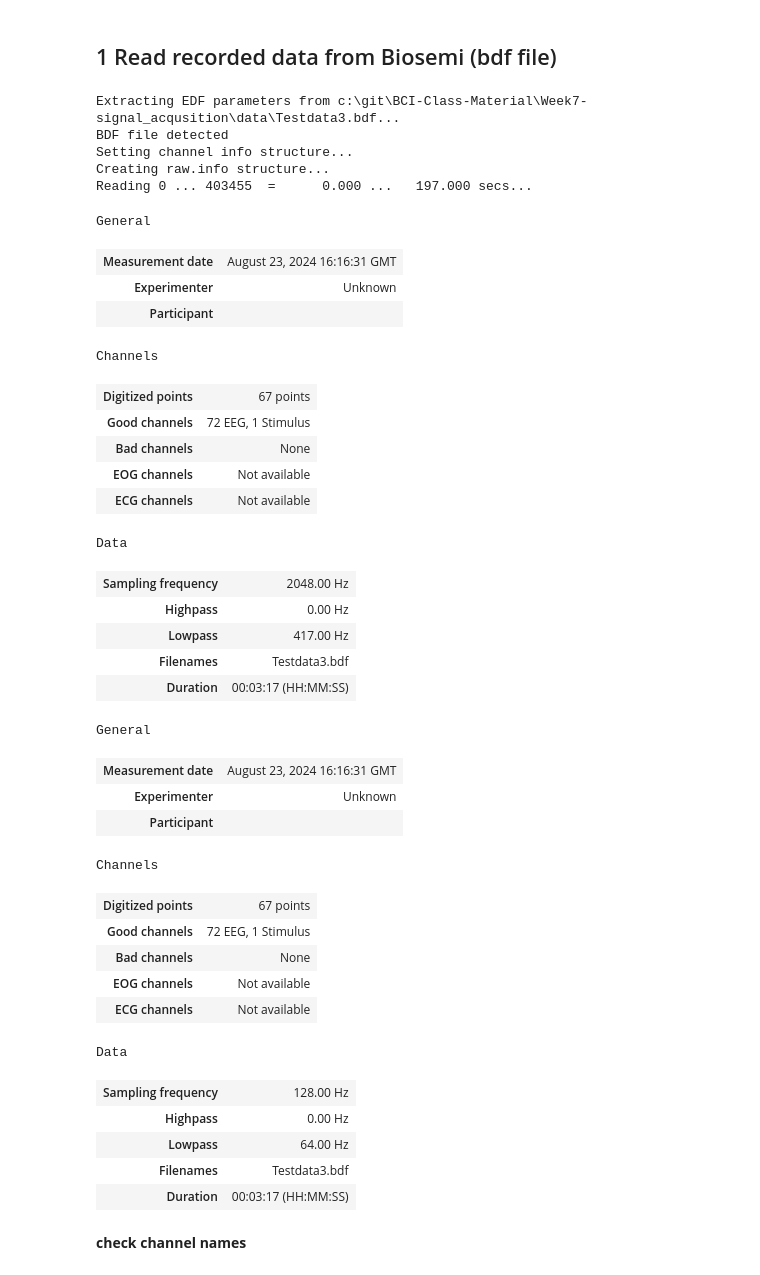
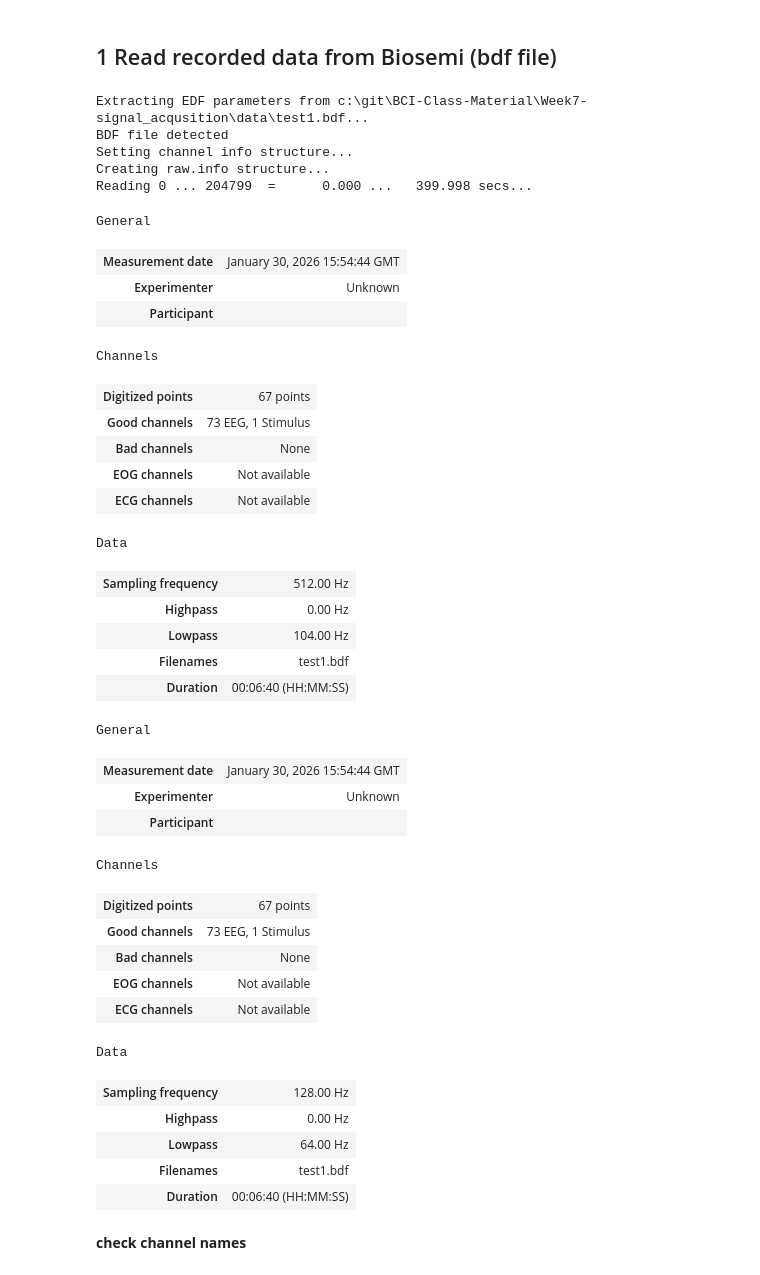
Before and after one commit to pipogood/BCI-Class-Material, a Jupyter notebook: Week7-signal_acqusition/W7-Biosemi-acquisition.ipynb, the cells around one changed output. Cells and saved outputs as stored; diff of their text form; code cells hidden in the pictures.

Commit message:
Update week 7

```diff
--- a/Week7-signal_acqusition/W7-Biosemi-acquisition.ipynb
+++ b/Week7-signal_acqusition/W7-Biosemi-acquisition.ipynb
@@ -22,45 +22,45 @@ from sklearn.metrics import classification_report,confusion_matrix # Result repr
 ## 1 Read recorded data from Biosemi (bdf file)
 # %%
 # read biosami file (bdf)
-raw_bio = mne.io.read_raw_bdf("data/Biosemi_data.bdf", preload=True)
+raw_bio = mne.io.read_raw_bdf("data/test1.bdf", preload=True)
 eegbci.standardize(raw_bio)
 
 # Set channel location for data
 montage = make_standard_montage("biosemi64")
 raw_bio.set_montage(montage, on_missing='ignore')
 # %% [output]
-Extracting EDF parameters from c:\git\BCI-Class-Material\Week7-signal_acqusition\data\Testdata3.bdf...
+Extracting EDF parameters from c:\git\BCI-Class-Material\Week7-signal_acqusition\data\test1.bdf...
 BDF file detected
 Setting channel info structure...
 Creating raw.info structure...
-Reading 0 ... 403455  =      0.000 ...   197.000 secs...
+Reading 0 ... 204799  =      0.000 ...   399.998 secs...
 General
-| Measurement date | August 23, 2024 16:16:31 GMT |
+| Measurement date | January 30, 2026 15:54:44 GMT |
 | Experimenter | Unknown |
 | Participant |  |
 Channels
 | Digitized points | 67 points |
-| Good channels | 72 EEG, 1 Stimulus |
+| Good channels | 73 EEG, 1 Stimulus |
 | Bad channels | None |
 | EOG channels | Not available |
 | ECG channels | Not available |
 Data
-| Sampling frequency | 2048.00 Hz |
+| Sampling frequency | 512.00 Hz |
 | Highpass | 0.00 Hz |
-| Lowpass | 417.00 Hz |
-| Filenames | Testdata3.bdf |
-| Duration | 00:03:17 (HH:MM:SS) |
+| Lowpass | 104.00 Hz |
+| Filenames | test1.bdf |
+| Duration | 00:06:40 (HH:MM:SS) |
 # %%
 raw_bio = raw_bio.resample(128, verbose = False)
 raw_bio
 # %% [output]
 General
-| Measurement date | August 23, 2024 16:16:31 GMT |
+| Measurement date | January 30, 2026 15:54:44 GMT |
 | Experimenter | Unknown |
 | Participant |  |
 Channels
 | Digitized points | 67 points |
-| Good channels | 72 EEG, 1 Stimulus |
+| Good channels | 73 EEG, 1 Stimulus |
 | Bad channels | None |
 | EOG channels | Not available |
 | ECG channels | Not available |
@@ -68,8 +68,8 @@ Data
 | Sampling frequency | 128.00 Hz |
 | Highpass | 0.00 Hz |
 | Lowpass | 64.00 Hz |
-| Filenames | Testdata3.bdf |
-| Duration | 00:03:17 (HH:MM:SS) |
+| Filenames | test1.bdf |
+| Duration | 00:06:40 (HH:MM:SS) |
 # %% [markdown]
 **check channel names**
 # %%
```
Also changed, not shown: parts of 9 cells of this notebook, 7 other files.
